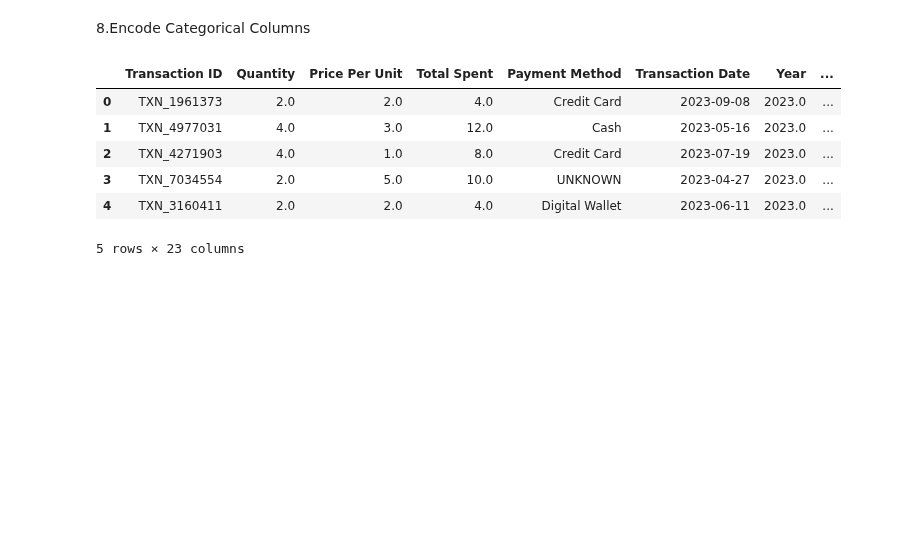
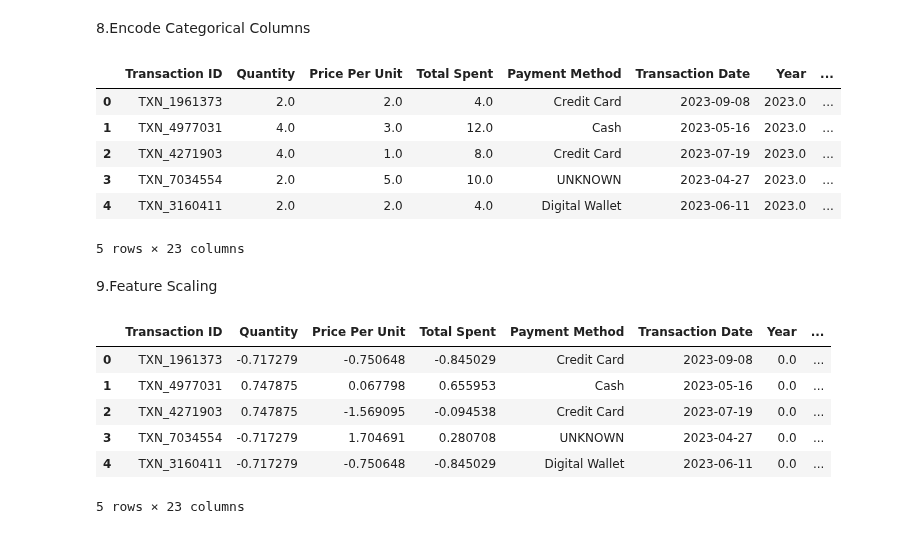
Before and after one commit to alberehap/Project-ML, a Jupyter notebook: Classification_Preprocessing.ipynb, the cells around one changed output. Cells and saved outputs as stored; diff of their text form; code cells hidden in the pictures; blank space fills up the shorter version.

Commit message:
Scaled numeric columns using StandardScaler

```diff
--- a/Classification_Preprocessing.ipynb
+++ b/Classification_Preprocessing.ipynb
@@ -173,3 +173,18 @@ display(df_encoded.head())
 | 3 | TXN_7034554 | 2.0 | 5.0 | 10.0 | UNKNOWN | 2023-04-27 | 2023.0 | ... |
 | 4 | TXN_3160411 | 2.0 | 2.0 | 4.0 | Digital Wallet | 2023-06-11 | 2023.0 | ... |
 5 rows × 23 columns
+# %% [markdown]
+9.Feature Scaling
+# %%
+scaler = StandardScaler()
+scale_cols = numeric_cols + ['Year','Month','Day','Weekday']
+df_encoded[scale_cols] = scaler.fit_transform(df_encoded[scale_cols])
+display(df_encoded.head())
+# %% [output]
+|  | Transaction ID | Quantity | Price Per Unit | Total Spent | Payment Method | Transaction Date | Year | ... |
+| 0 | TXN_1961373 | -0.717279 | -0.750648 | -0.845029 | Credit Card | 2023-09-08 | 0.0 | ... |
+| 1 | TXN_4977031 | 0.747875 | 0.067798 | 0.655953 | Cash | 2023-05-16 | 0.0 | ... |
+| 2 | TXN_4271903 | 0.747875 | -1.569095 | -0.094538 | Credit Card | 2023-07-19 | 0.0 | ... |
+| 3 | TXN_7034554 | -0.717279 | 1.704691 | 0.280708 | UNKNOWN | 2023-04-27 | 0.0 | ... |
+| 4 | TXN_3160411 | -0.717279 | -0.750648 | -0.845029 | Digital Wallet | 2023-06-11 | 0.0 | ... |
+5 rows × 23 columns
```
